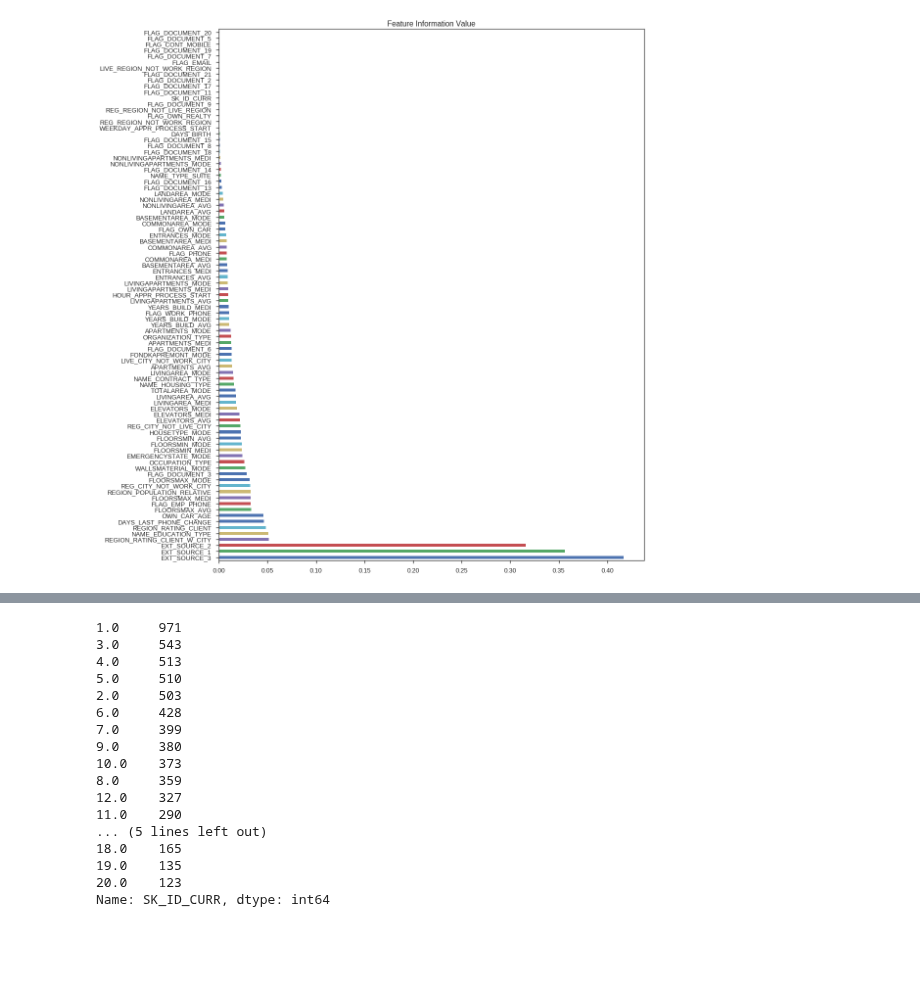
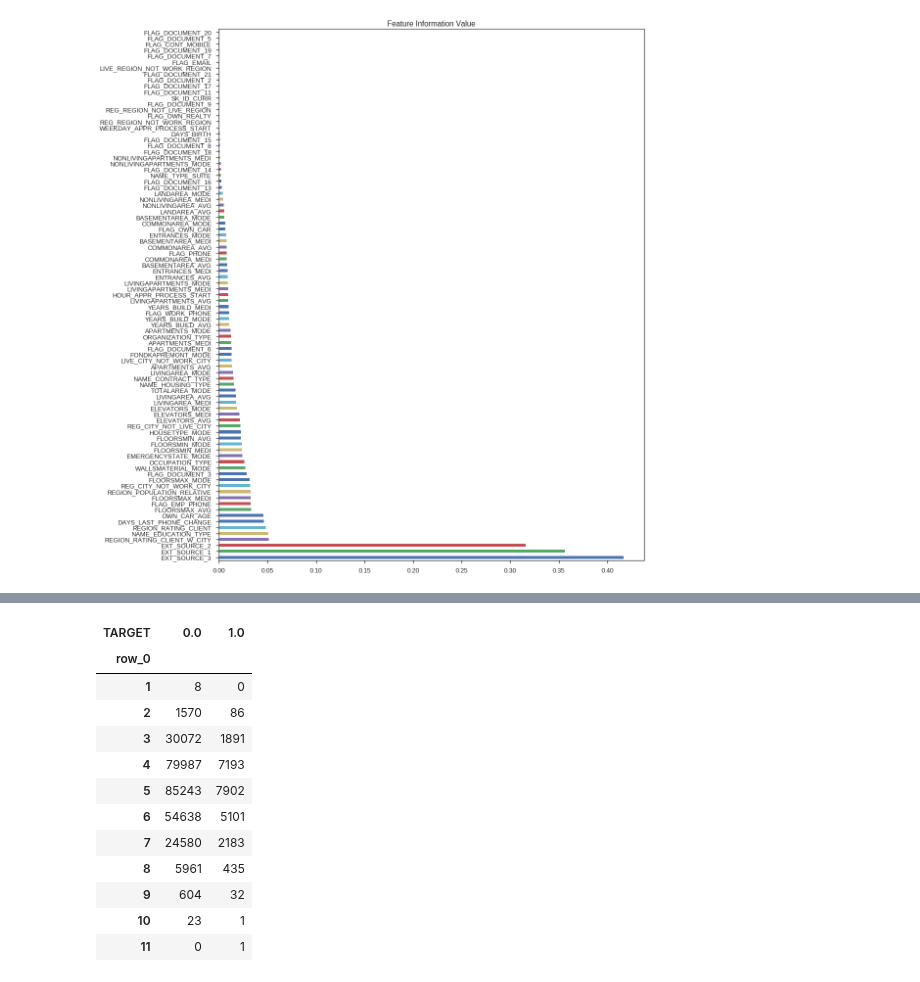
Before and after one commit to numb3r33/Kaggle_Home_Credit, a Jupyter notebook: notebooks/EDA.ipynb, the cells around one changed output, grey strips where cells are left out. Saved outputs shown, nothing was run; the diff lists cells and outputs as text; code cells hidden in the pictures; blank space fills up the shorter version.

```diff
--- a/notebooks/EDA.ipynb
+++ b/notebooks/EDA.ipynb
@@ -909,20 +79,18 @@ rres[(rres > -200) & (app_train.TARGET == 1)].hist(bins=100);
-# %%
-rres[(rres > 0) & (app_train.TARGET == 1)].value_counts().iloc[:20]
-# %% [output]
-1.0     971
-3.0     543
-4.0     513
-5.0     510
-2.0     503
-6.0     428
-7.0     399
-9.0     380
-10.0    373
-8.0     359
-12.0    327
-11.0    290
-... (5 lines left out)
-18.0    165
-19.0    135
-20.0    123
-Name: SK_ID_CURR, dtype: int64
+# %%
+flag_cols = [f for f in app_train.columns if 'FLAG' in f]
+res = app_train.loc[:, flag_cols].apply(np.sum, axis=1)
+pd.crosstab(res, app_train.TARGET)
+# %% [output]
+| TARGET | 0.0 | 1.0 |
+| row_0 |  |  |
+| 1 | 8 | 0 |
+| 2 | 1570 | 86 |
+| 3 | 30072 | 1891 |
+| 4 | 79987 | 7193 |
+| 5 | 85243 | 7902 |
+| 6 | 54638 | 5101 |
+| 7 | 24580 | 2183 |
+| 8 | 5961 | 435 |
+| 9 | 604 | 32 |
+| 10 | 23 | 1 |
+| 11 | 0 | 1 |
```
Also changed, not shown: parts of 104 cells of this notebook, 1 other file.
